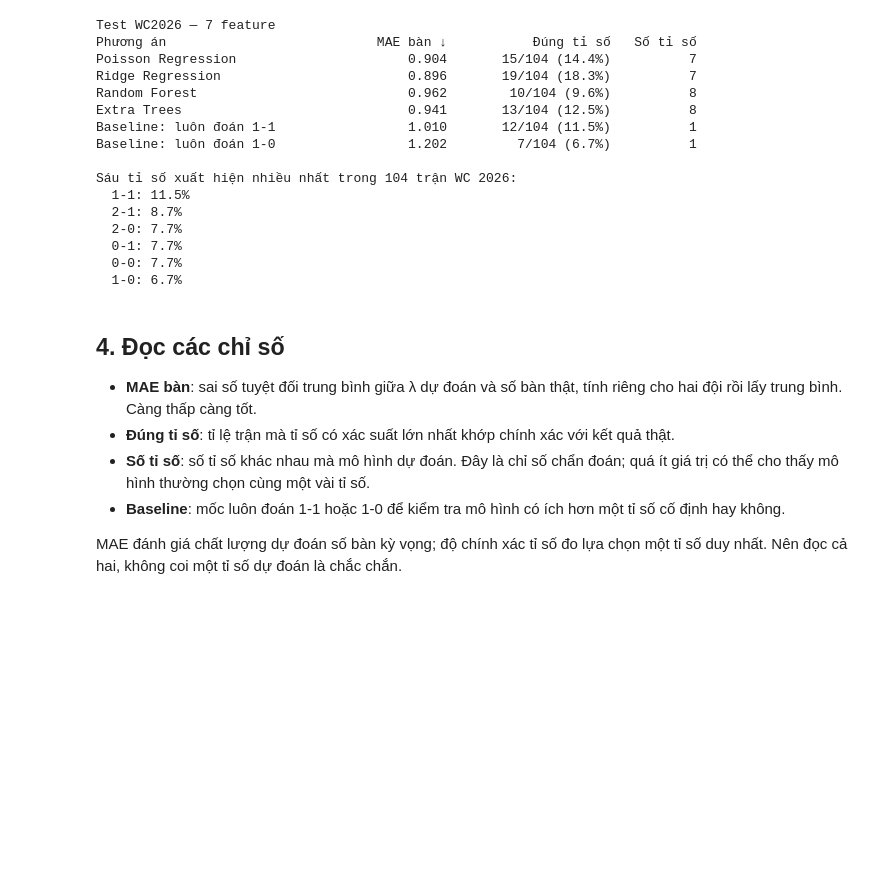
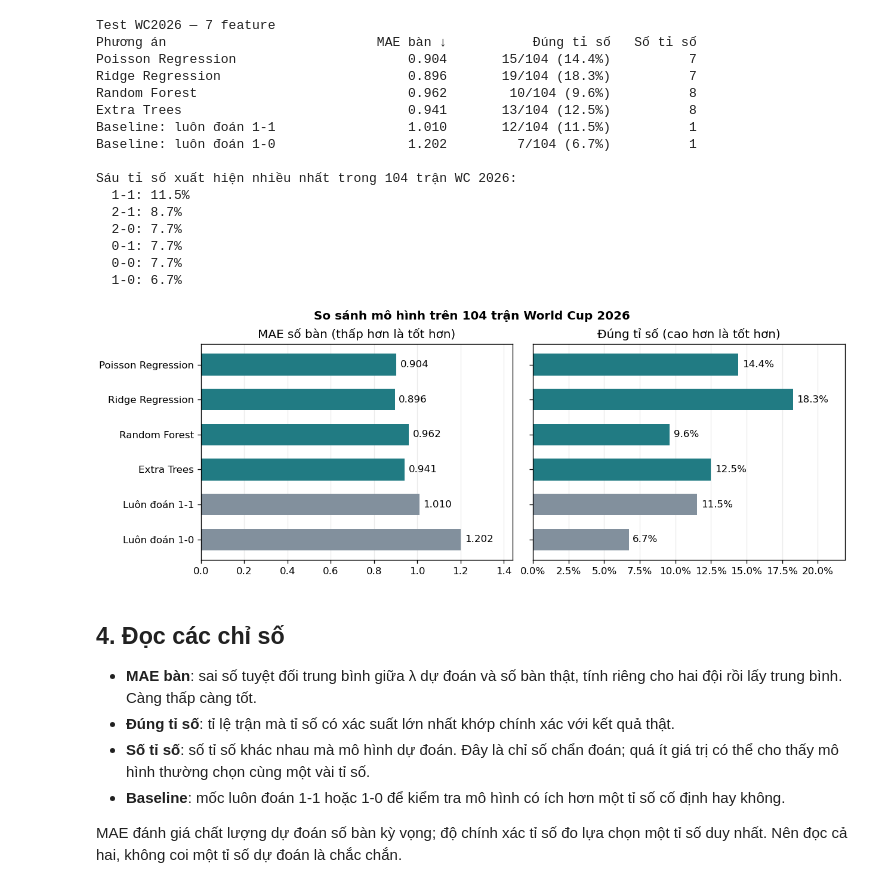
Before and after one commit to Bao3Q/WorldCup2030, a Jupyter notebook: notebooks/train.ipynb, the cells around one changed output. Drawn from its saved outputs; the diff is of its cells as text; code cells hidden in the pictures; blank space fills up the shorter version.

```diff
--- a/notebooks/train.ipynb
+++ b/notebooks/train.ipynb
@@ -314,6 +348,29 @@ Sáu tỉ số xuất hiện nhiều nhất trong 104 trận WC 2026:
   0-1: 7.7%
   0-0: 7.7%
   1-0: 6.7%
+# %%
+# Dùng trực tiếp kết quả trên WC 2026 đã tính ở cell phía trên.
+plot_results = {**comparison, **baselines}
+plot_labels = [name.replace('Baseline: luôn đoán ', 'Luôn đoán ') for name in plot_results]
+bar_colors = ['#217b83' if name in comparison else '#82909d' for name in plot_results]
+
+fig, axes = plt.subplots(1, 2, figsize=(10.5, 3.8), sharey=True, layout='constrained')
+for ax, metric, title, value_format in (
+    (axes[0], 'goal_mae', 'MAE số bàn (thấp hơn là tốt hơn)', '.3f'),
+    (axes[1], 'exact_accuracy', 'Đúng tỉ số (cao hơn là tốt hơn)', '.1%'),
+):
+    values = [result[metric] for result in plot_results.values()]
+    bars = ax.barh(plot_labels, values, color=bar_colors, height=0.62, zorder=2)
+    ax.bar_label(bars, labels=[format(value, value_format) for value in values], padding=4)
+    ax.set_xlim(0, max(values) * 1.20)
+    ax.set_title(title)
+    ax.grid(axis='x', alpha=0.25)
+axes[0].invert_yaxis()
+axes[1].xaxis.set_major_formatter(PercentFormatter(1))
+fig.suptitle(f'So sánh mô hình trên {len(X_test)} trận World Cup 2026', weight='bold')
+plt.show()
+# %% [output]
+[figure, added]
 # %% [markdown]
 ## 4. Đọc các chỉ số
 
```
Also changed, not shown: parts of 10 cells of this notebook, 1 other file.
